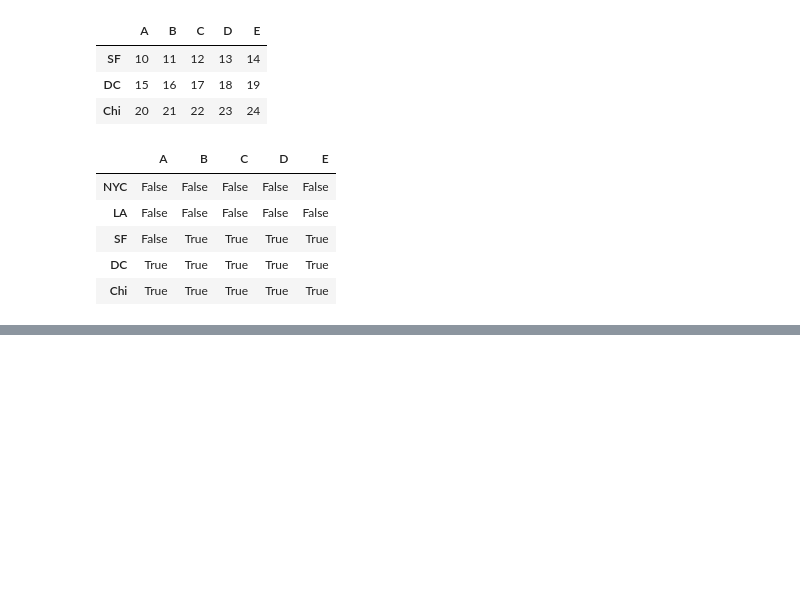
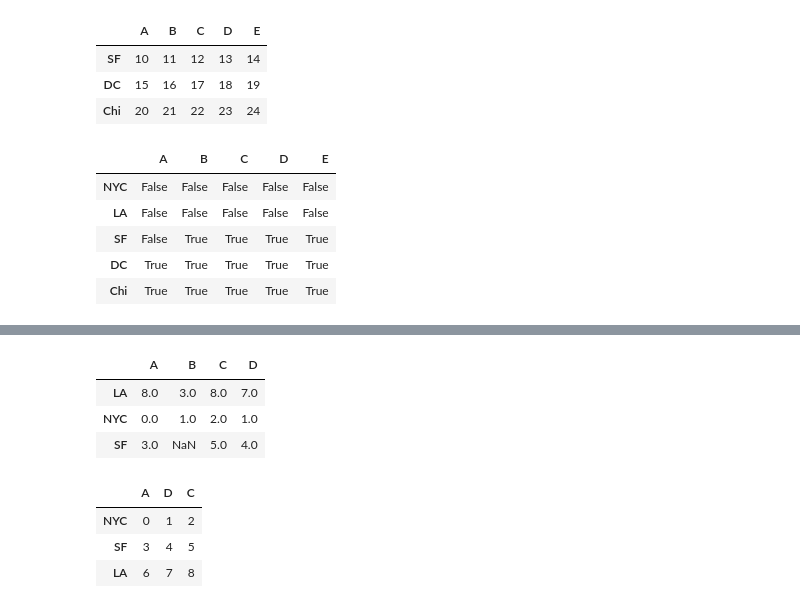
Before and after one commit to devmatsuko/python-practice, a Jupyter notebook: section4.ipynb, the cells around one changed output, grey strips where cells are left out. Drawn from its saved outputs; the diff is of its cells as text; code cells hidden in the pictures; blank space fills up the shorter version.

```diff
--- a/section4.ipynb
+++ b/section4.ipynb
@@ -508,0 +567,15 @@ dframe > 10
+# %%
+# dframe2のうち、dframe1と　共通するところ意外は0を穴埋めして計算する
+dframe1.add(dframe2, fill_value=0)
+# %% [output]
+|  | A | B | C | D |
+| LA | 8.0 | 3.0 | 8.0 | 7.0 |
+| NYC | 0.0 | 1.0 | 2.0 | 1.0 |
+| SF | 3.0 | NaN | 5.0 | 4.0 |
+# %%
+dframe2
+# %% [output]
+|  | A | D | C |
+| NYC | 0 | 1 | 2 |
+| SF | 3 | 4 | 5 |
+| LA | 6 | 7 | 8 |
```
Also changed, not shown: parts of 12 cells of this notebook.
